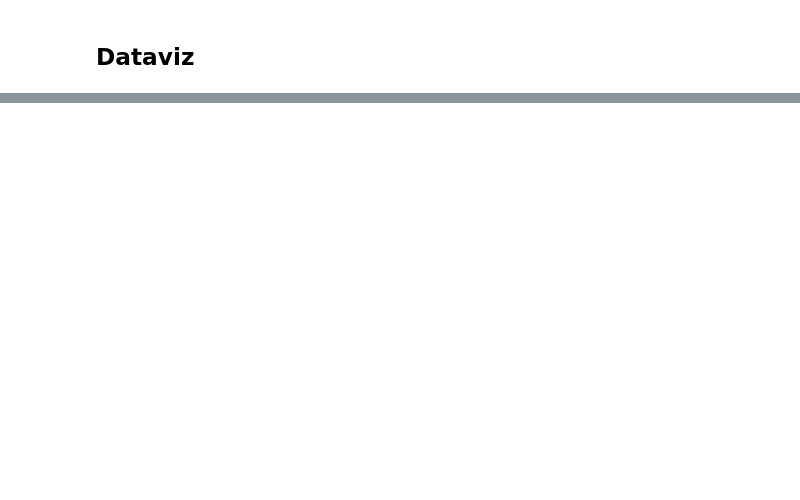
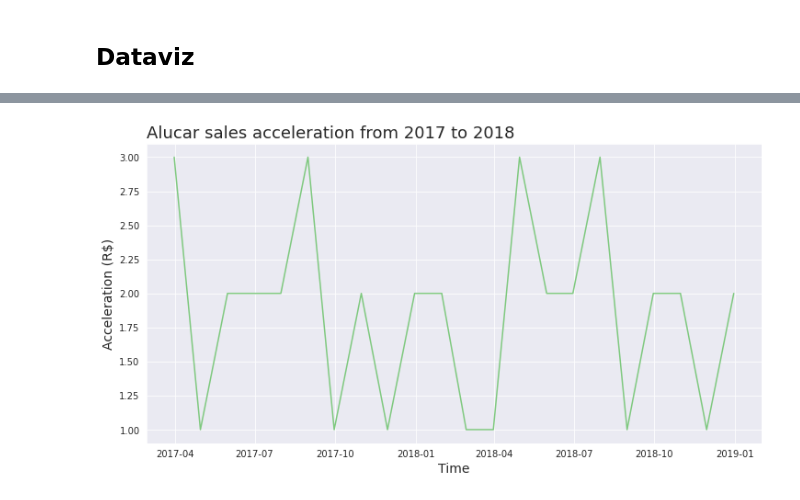
Before and after one commit to pathilink/alura_time_series, a Jupyter notebook: notebook/1_sales.ipynb, the cells around one changed output, grey strips where cells are left out. Cells and saved outputs as stored; diff of their text form; code cells hidden in the pictures; blank space fills up the shorter version.

```diff
--- a/notebook/1_sales.ipynb
+++ b/notebook/1_sales.ipynb
@@ -69,0 +119,3 @@ sns.lineplot(x='mes', y='vendas', data=df_sales)
+# %%
+df_sales['acceleration'] = df_sales['increase'].diff()
+df_sales.head()
@@ -69,0 +129,14 @@ sns.lineplot(x='mes', y='vendas', data=df_sales)
+# %%
+# Acceleration: decomposition of the increase
+## No negative acceleration occurred
+
+plot_function(
+    'Alucar sales acceleration from 2017 to 2018',
+    'Time',
+    'Acceleration (R$)',
+    'month',
+    'acceleration',
+    df_sales
+    )
+# %% [output]
+[figure, added]
```
Also changed, not shown: parts of 18 cells of this notebook.
